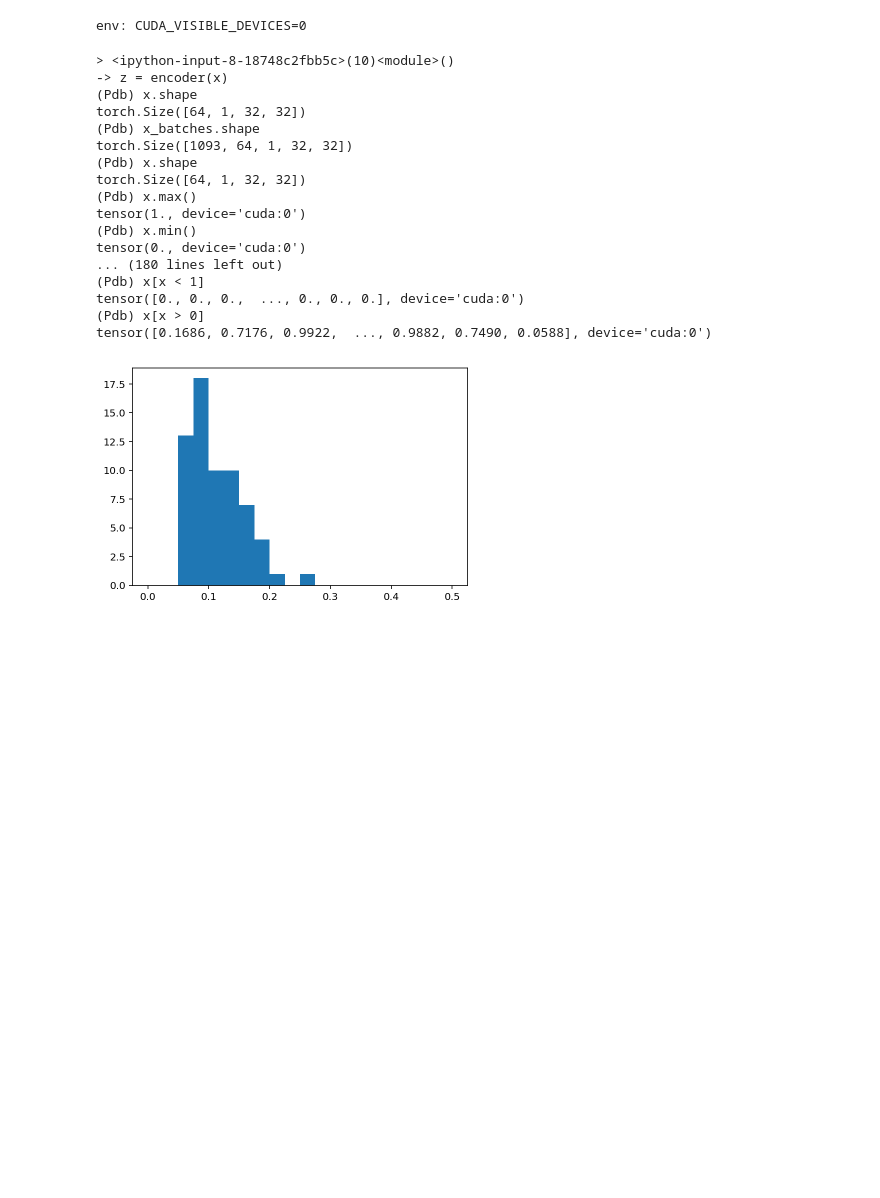
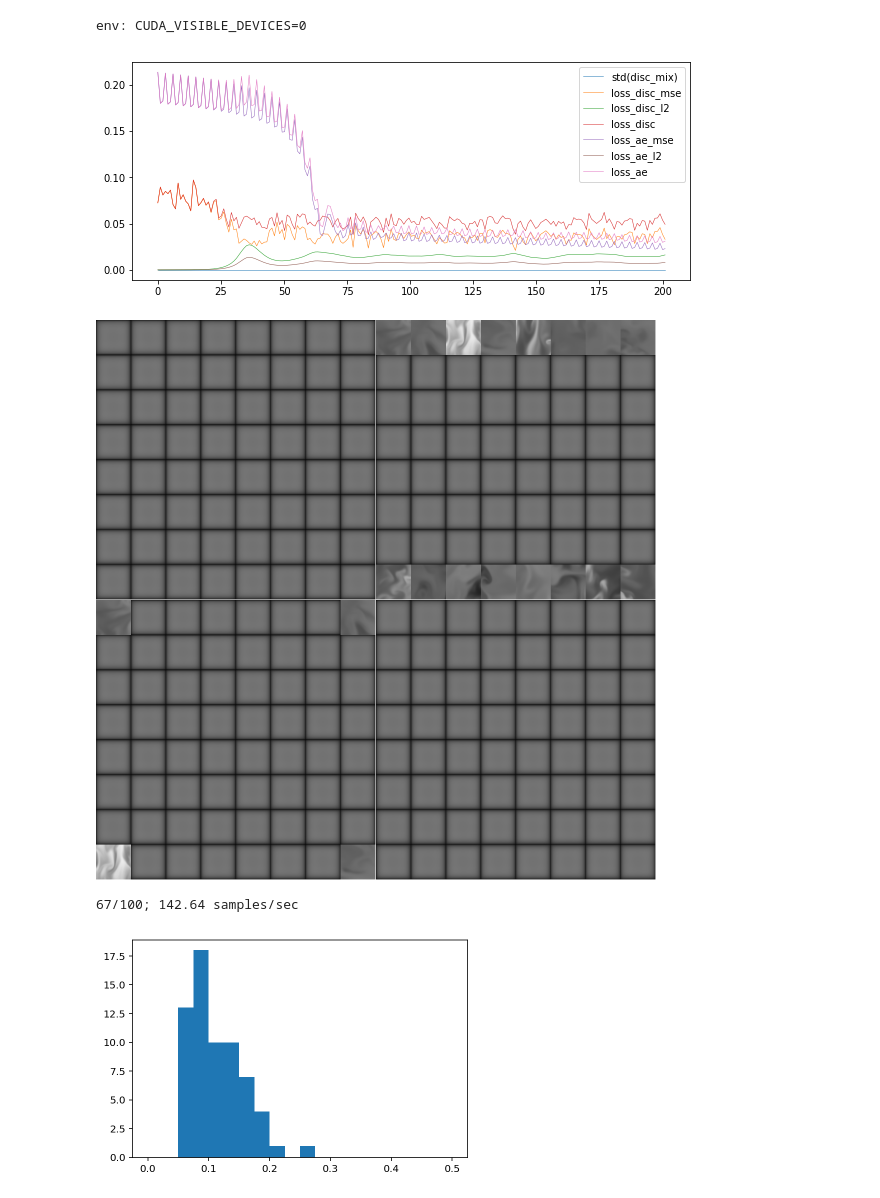
Before and after one commit to slanderson/inturbulate, a Jupyter notebook: ACAI-PyTorch-turb.ipynb, the cells around one changed output. Cells and saved outputs as stored; diff of their text form; code cells hidden in the pictures; blank space fills up the shorter version.

```diff
--- a/ACAI-PyTorch-turb.ipynb
+++ b/ACAI-PyTorch-turb.ipynb
@@ -56,6 +56,9 @@ def get_mnist32_batches(batch_size, data_format='channels_first'):
 
 x_batches, y_batches = get_mnist32_batches(args['batch_size'])
 x_batches = torch.FloatTensor(x_batches).to(args['device'])
+# %%
+turb_batches = np.load('turb_batches.npy')[:3, :, :, :, :]
+turb_batches = torch.FloatTensor(turb_batches).to(args['device'])
 # %%
 # pytorch doesn't support negative strides / can't flip tensors
 # so instead this function swaps the two halves of a tensor
@@ -184,7 +187,7 @@ def interpolate_4(x, side=8):
 
 # random samples based on a reference distribution
 def random_samples(x):
-    z = encoder(x_batches[0])
+    z = encoder(turb_batches[0])
     z = z.data.cpu().numpy()
     z_sample = np.random.normal(loc=z.mean(axis=0), scale=z.std(axis=0), size=z.shape)
     x_sample = decoder(torch.FloatTensor(z_sample).to(args['device']))
@@ -192,20 +195,17 @@ def random_samples(x):
     return make_mosaic(x_sample.squeeze())
 
 def status():
-    x = x_batches[0]
+    x = turb_batches[0]
     chunks = [reconstruct(x), interpolate_2(x), interpolate_4(x), random_samples(x)]
     chunks = [np.pad(e, (0,1), mode='constant', constant_values=255) for e in chunks]
     return make_mosaic(chunks)
 # %%
-import pdb
-
 it = 0
 start_time = time.time()
 
 try:
     for epoch in range(args['epochs']):
-        for x in x_batches:
-            pdb.set_trace()
+        for x in turb_batches:
             z = encoder(x)
             out = decoder(z)
             disc = discriminator(torch.lerp(out, x, args['reg']))
@@ -235,50 +235,36 @@ try:
             losses['loss_disc_mse'].append(loss_disc_mse.item())
             losses['loss_disc_l2'].append(loss_disc_l2.item())
             losses['loss_disc'].append(loss_disc.item())
             losses['loss_ae_mse'].append(loss_ae_mse.item())
             losses['loss_ae_l2'].append(loss_ae_l2.item())
             losses['loss_ae'].append(loss_ae.item())
 
             if it % 100 == 0:
                 img = status()
 
                 plt.figure(facecolor='w', figsize=(10,4))
                 for key in losses:
                     total = len(losses[key])
                     skip = 1 + (total // 1000)
                     y = build_batches(losses[key], skip).mean(axis=-1)
                     x = np.linspace(0, total, len(y))
                     plt.plot(x, y, label=key, lw=0.5)
                 plt.legend(loc='upper right')
 
                 clear_output(wait=True)
                 plt.show()
                 show_array(img * 255)
 
                 speed = args['batch_size'] * it / (time.time() - start_time)
                 print(f'{epoch+1}/{args["epochs"]}; {speed:.2f} samples/sec')
 
             it += 1
 except KeyboardInterrupt:
     pass
 # %% [output]
+[figure, added]
+[figure, added]
-> <ipython-input-8-18748c2fbb5c>(10)<module>()
--> z = encoder(x)
-(Pdb) x.shape
-torch.Size([64, 1, 32, 32])
-(Pdb) x_batches.shape
-torch.Size([1093, 64, 1, 32, 32])
-(Pdb) x.shape
-torch.Size([64, 1, 32, 32])
-(Pdb) x.max()
-tensor(1., device='cuda:0')
-(Pdb) x.min()
-tensor(0., device='cuda:0')
-... (180 lines left out)
-(Pdb) x[x < 1]
-tensor([0., 0., 0.,  ..., 0., 0., 0.], device='cuda:0')
-(Pdb) x[x > 0]
-tensor([0.1686, 0.7176, 0.9922,  ..., 0.9882, 0.7490, 0.0588], device='cuda:0')
+67/100; 142.64 samples/sec
 # %%
 # show the distribution of predictions from the discriminator
 plt.hist(disc_mix.data.cpu().numpy(), range=[0,0.5], bins=20)
```
Also changed, not shown: parts of 1 cell of this notebook, 1 other file.
